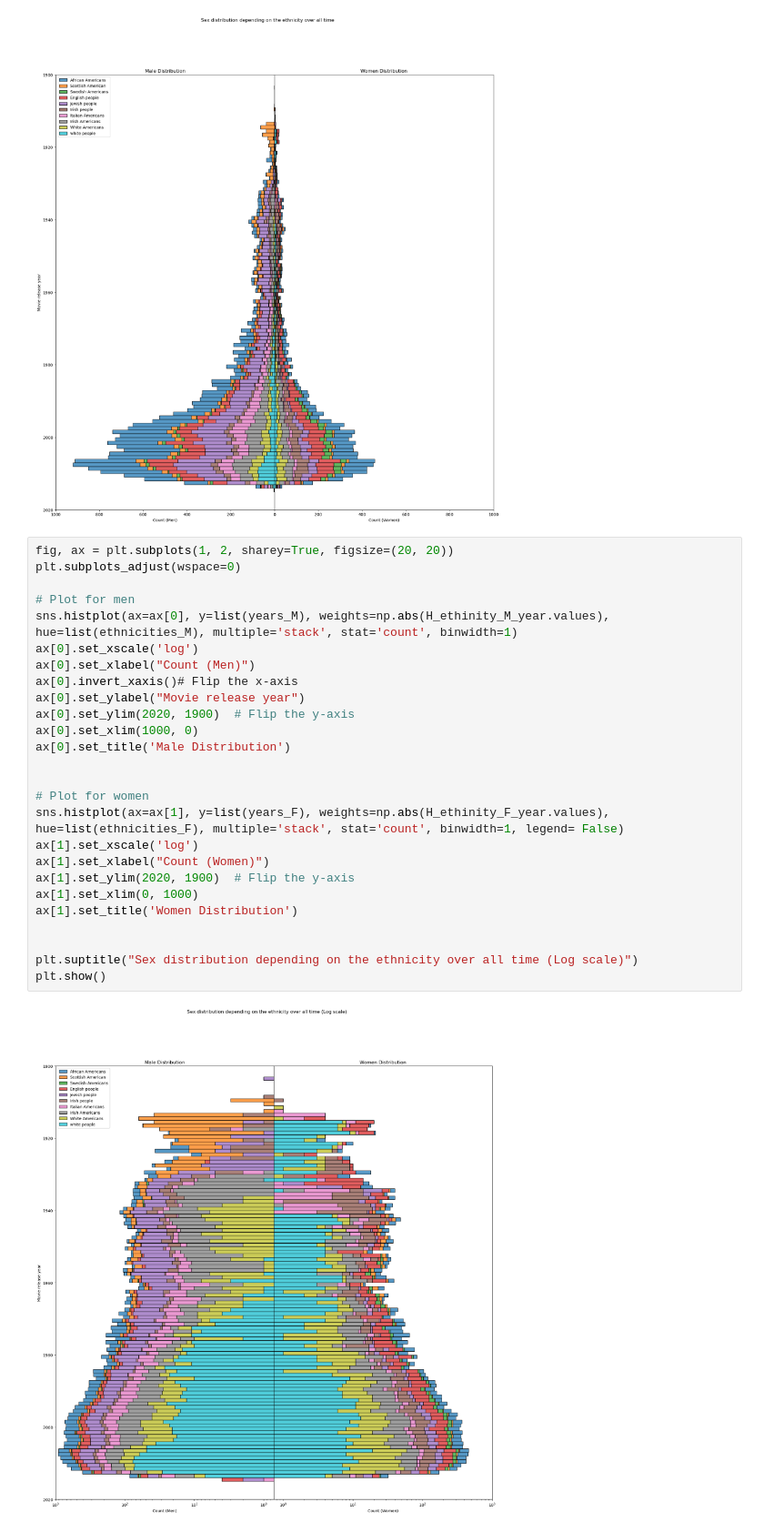
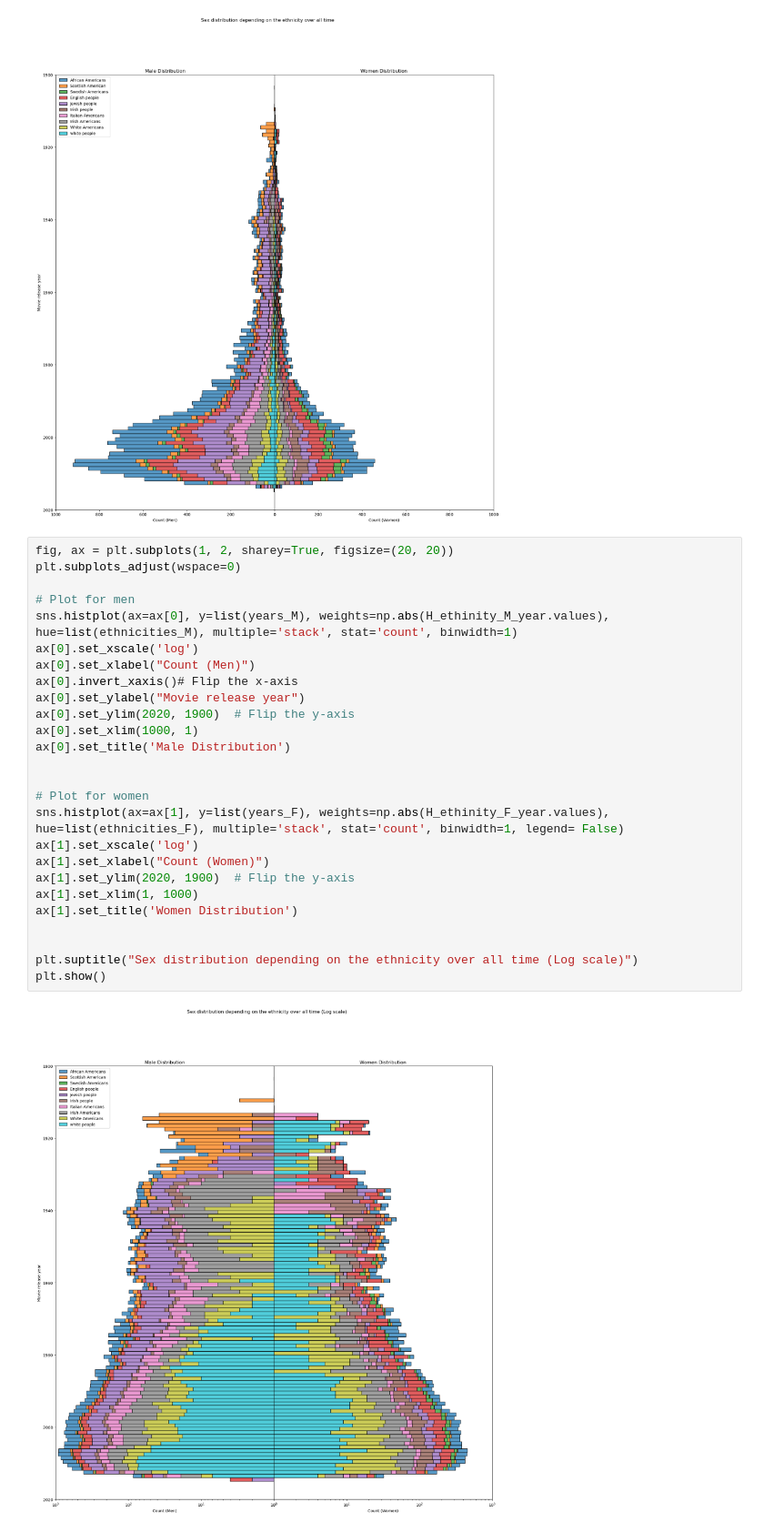
Before and after one commit to epfl-ada/ada-2023-project-draco, a Jupyter notebook: Milstone_project2.ipynb, the cells around one changed output. Shown: that part at 91% size. Cells and saved outputs as stored; diff of their text form.

```diff
--- a/Milstone_project2.ipynb
+++ b/Milstone_project2.ipynb
@@ -269,28 +269,28 @@ plt.show()
 # %%
 fig, ax = plt.subplots(1, 2, sharey=True, figsize=(20, 20))
 plt.subplots_adjust(wspace=0)
 
 # Plot for men
 sns.histplot(ax=ax[0], y=list(years_M), weights=np.abs(H_ethinity_M_year.values), hue=list(ethnicities_M), multiple='stack', stat='count', binwidth=1)
 ax[0].set_xscale('log')
 ax[0].set_xlabel("Count (Men)")
 ax[0].invert_xaxis()# Flip the x-axis
 ax[0].set_ylabel("Movie release year")
 ax[0].set_ylim(2020, 1900)  # Flip the y-axis
-ax[0].set_xlim(1000, 0)
+ax[0].set_xlim(1000, 1)
 ax[0].set_title('Male Distribution')
 
 
 # Plot for women
 sns.histplot(ax=ax[1], y=list(years_F), weights=np.abs(H_ethinity_F_year.values), hue=list(ethnicities_F), multiple='stack', stat='count', binwidth=1, legend= False)
 ax[1].set_xscale('log')
 ax[1].set_xlabel("Count (Women)")
 ax[1].set_ylim(2020, 1900)  # Flip the y-axis
-ax[1].set_xlim(0, 1000)
+ax[1].set_xlim(1, 1000)
 ax[1].set_title('Women Distribution')
 
 
 plt.suptitle("Sex distribution depending on the ethnicity over all time (Log scale)")
 plt.show()
 # %% [output]
-[figure, old version]
+[figure, new version]
```
Also changed, not shown: parts of 4 cells of this notebook.
